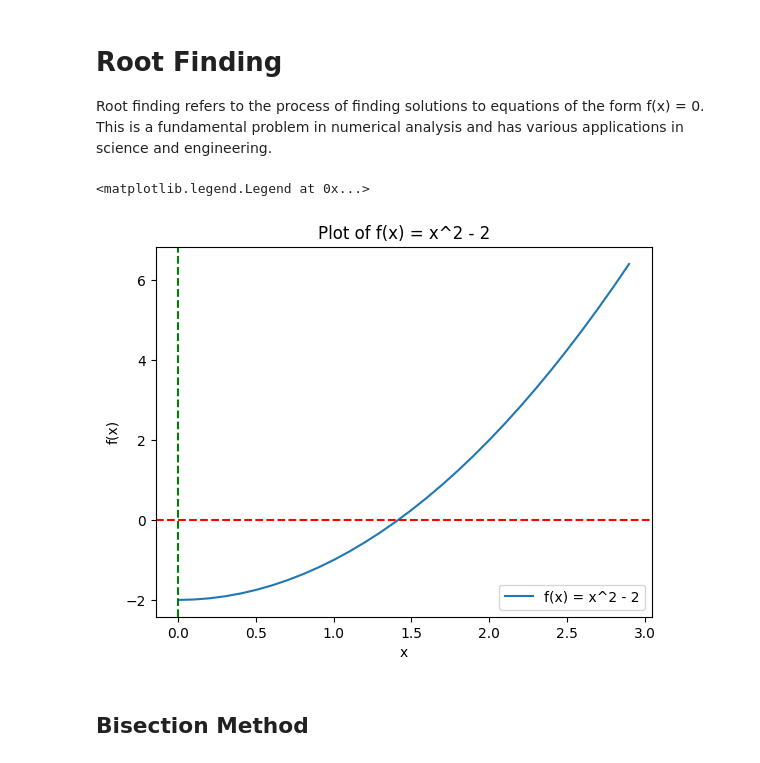
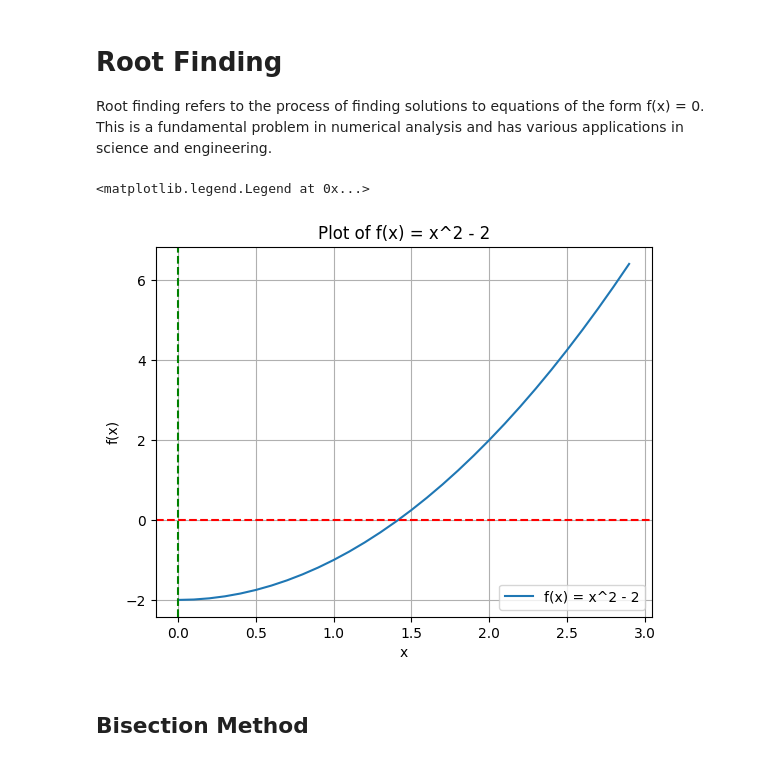
Before and after one commit to SharafatKarim/python-data-science-notebook, a Jupyter notebook: 02 - numerical methods/04 - root_finding.ipynb, the cells around one changed output. Drawn from its saved outputs; the diff is of its cells as text; code cells hidden in the pictures.

Commit message:
grid added in first image

```diff
--- a/02 - numerical methods/04 - root_finding.ipynb
+++ b/02 - numerical methods/04 - root_finding.ipynb
@@ -9,23 +9,24 @@ import numpy as np
 # %%
 # Our random function
 def f(x):
   return x**2 - 2
 
 # Let's plot the function
 x = np.arange(0, 3, 0.1)
 plt.plot(x, f(x), label='f(x) = x^2 - 2')
 
 plt.axhline(0, color='red', linestyle='--')
 plt.axvline(0, color='green', linestyle='--')
 
 plt.xlabel('x')
 plt.ylabel('f(x)')
 
 plt.title('Plot of f(x) = x^2 - 2')
+plt.grid()
 plt.legend()
 # %% [output]
 <matplotlib.legend.Legend at 0x...>
-[figure, old version]
+[figure, new version]
 # %% [markdown]
 ## Bisection Method
 # %% [markdown]
```
Also changed, not shown: parts of 1 cell of this notebook.
